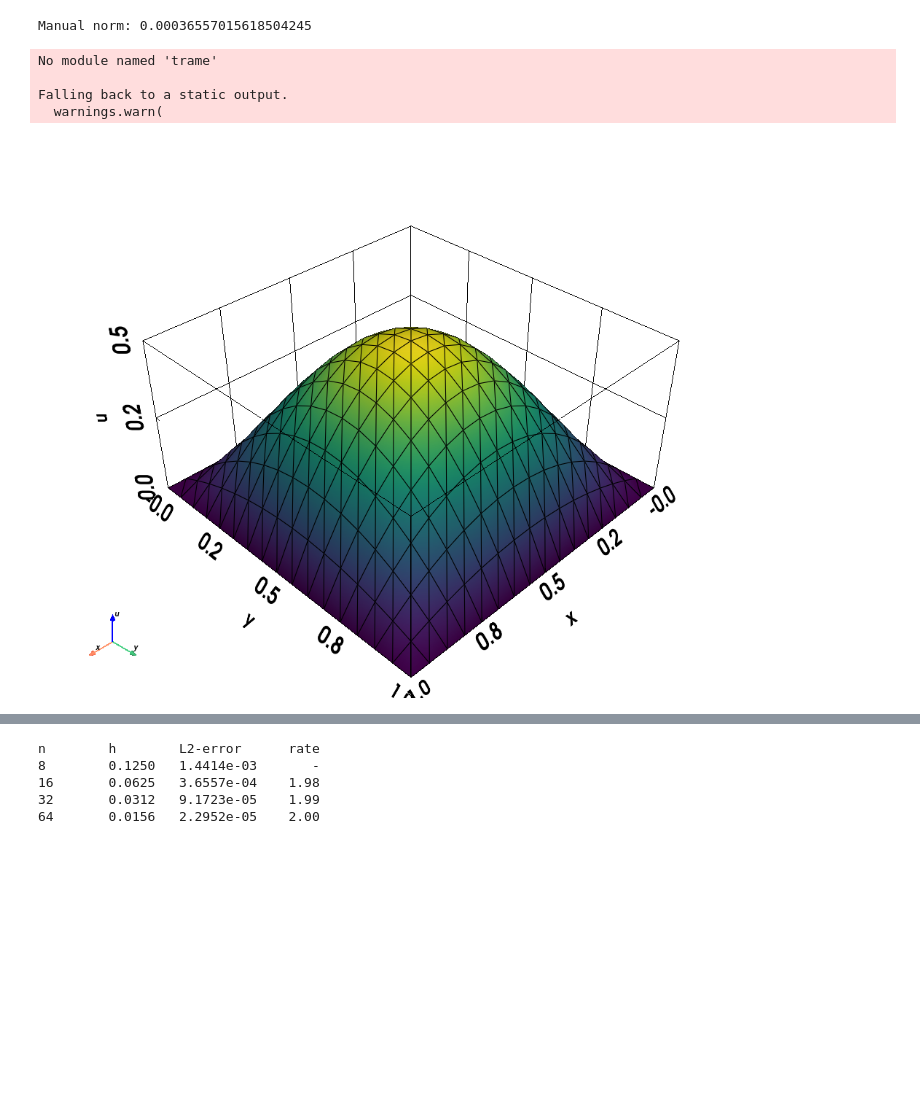
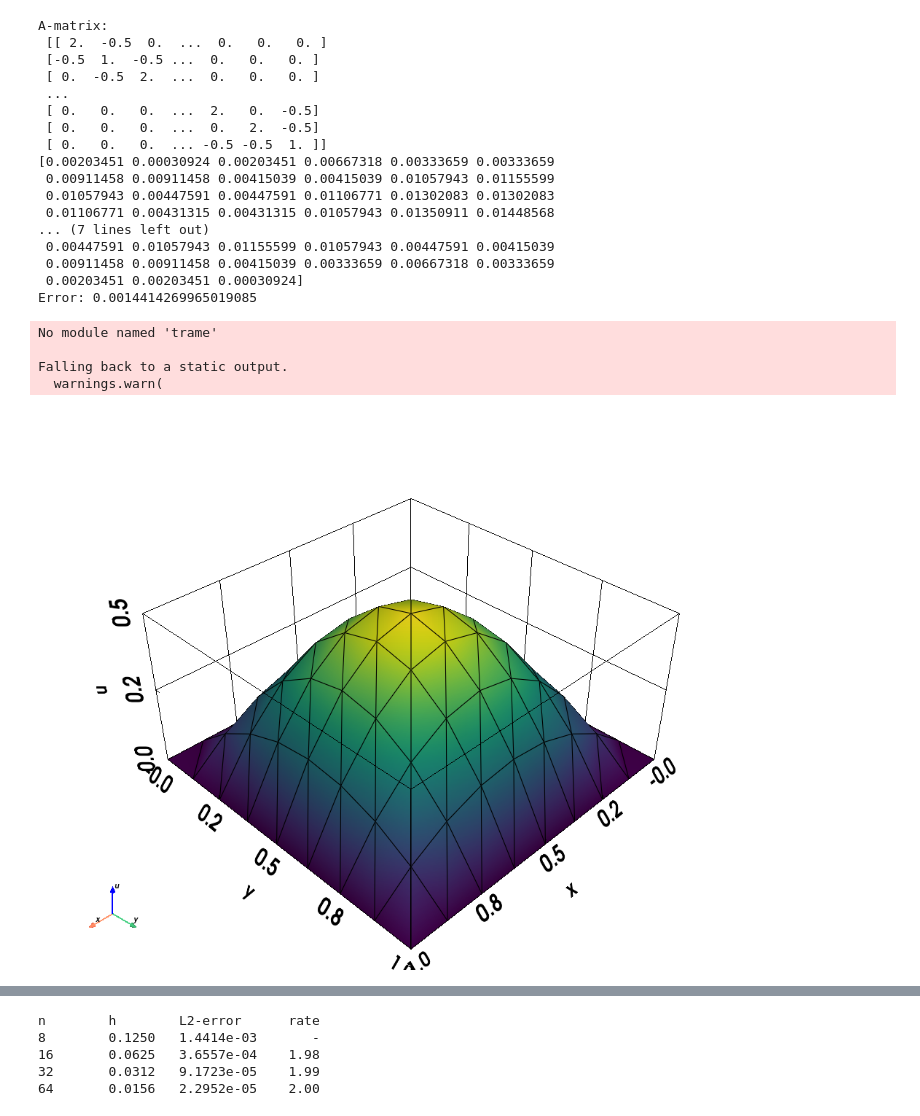
Before and after one commit to wilhelmfaerden/fenicsrepo, a Jupyter notebook: Assignment2.ipynb, the cells around one changed output, grey strips where cells are left out. Drawn from its saved outputs; the diff is of its cells as text; code cells hidden in the pictures; blank space fills up the shorter version.

```diff
--- a/Assignment2.ipynb
+++ b/Assignment2.ipynb
@@ -1,10 +1,4 @@
 # %%
-# TO DO:
-# Loop for different mesh grids resolutions (or just manually)
-# Crouzeix-Raviart?
-
-
-
 # Fix MPI/OFI finalization errors on macOS
 import os
 
@@ -25,7 +19,7 @@ import pyvista
 msh = mesh.create_rectangle(
     comm=MPI.COMM_WORLD,
     points=((0.0, 0.0), (1.0, 1.0)),
-    n=(16, 16),
+    n=(8, 8),
     cell_type=mesh.CellType.triangle,
 )
 
@@ -62,8 +56,9 @@ L = ufl.inner(f, v) * ufl.dx # load vector
 
 A = fem.assemble_matrix(fem.form(a))
 b = fem.assemble_vector(fem.form(L))
-#print(A.to_dense())
-#print(b.array)
+print(f'A-matrix: \n {A.to_dense()}')
+print(b.array)
+
 
 # Problem
 problem = LinearProblem(
@@ -86,7 +81,7 @@ l2_error = np.sqrt(
 )
 
 
-print(f"Manual norm: {l2_error}")
+print(f"Error: {l2_error}")
 
 
 
@@ -100,32 +95,48 @@ grid.set_active_scalars("u")
 
 warp_factor = 8
 warped = grid.warp_by_scalar("u", factor=warp_factor)
 
 plotter = pyvista.Plotter()
 plotter.add_mesh(
     warped,
     scalars="u",
     cmap="viridis",
     show_scalar_bar=False,
     show_edges=True,
     edge_color="black",
     line_width=0.6,
     smooth_shading=True,
     lighting=True,
 )
 plotter.show_bounds(grid="back", location="outer", all_edges=True, xtitle="x", ytitle="y", ztitle="u", font_size=25, n_zlabels=3)
 plotter.add_axes(xlabel="x", ylabel="y", zlabel="u")
 plotter.view_isometric()
 plotter.show()
 
 
 with io.XDMFFile(msh.comm, "output/poisson.xdmf", "w") as file:
     file.write_mesh(msh)
     file.write_function(uh)
 # %% [output]
-Manual norm: 0.00036557015618504245
+A-matrix:
+ [[ 2.  -0.5  0.  ...  0.   0.   0. ]
+ [-0.5  1.  -0.5 ...  0.   0.   0. ]
+ [ 0.  -0.5  2.  ...  0.   0.   0. ]
+ ...
+ [ 0.   0.   0.  ...  2.   0.  -0.5]
+ [ 0.   0.   0.  ...  0.   2.  -0.5]
+ [ 0.   0.   0.  ... -0.5 -0.5  1. ]]
+[0.00203451 0.00030924 0.00203451 0.00667318 0.00333659 0.00333659
+ 0.00911458 0.00911458 0.00415039 0.00415039 0.01057943 0.01155599
+ 0.01057943 0.00447591 0.00447591 0.01106771 0.01302083 0.01302083
+ 0.01106771 0.00431315 0.00431315 0.01057943 0.01350911 0.01448568
+... (7 lines left out)
+ 0.00447591 0.01057943 0.01155599 0.01057943 0.00447591 0.00415039
+ 0.00911458 0.00911458 0.00415039 0.00333659 0.00667318 0.00333659
+ 0.00203451 0.00203451 0.00030924]
+Error: 0.0014414269965019085
 No module named 'trame'
 
 Falling back to a static output.
   warnings.warn(
-[figure, old version]
+[figure, new version]
```
Also changed, not shown: parts of 2 cells of this notebook.
